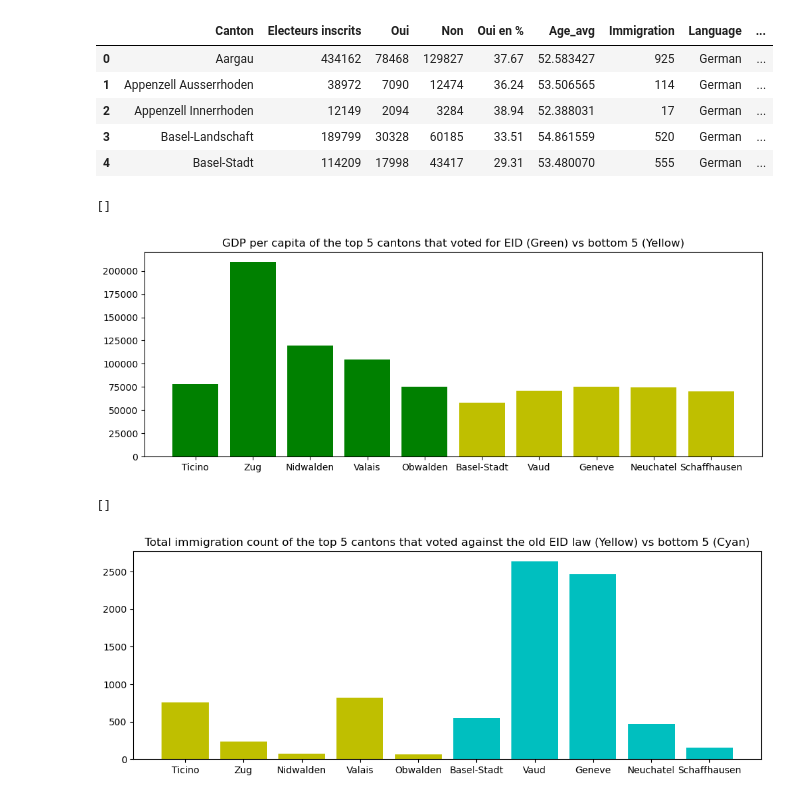
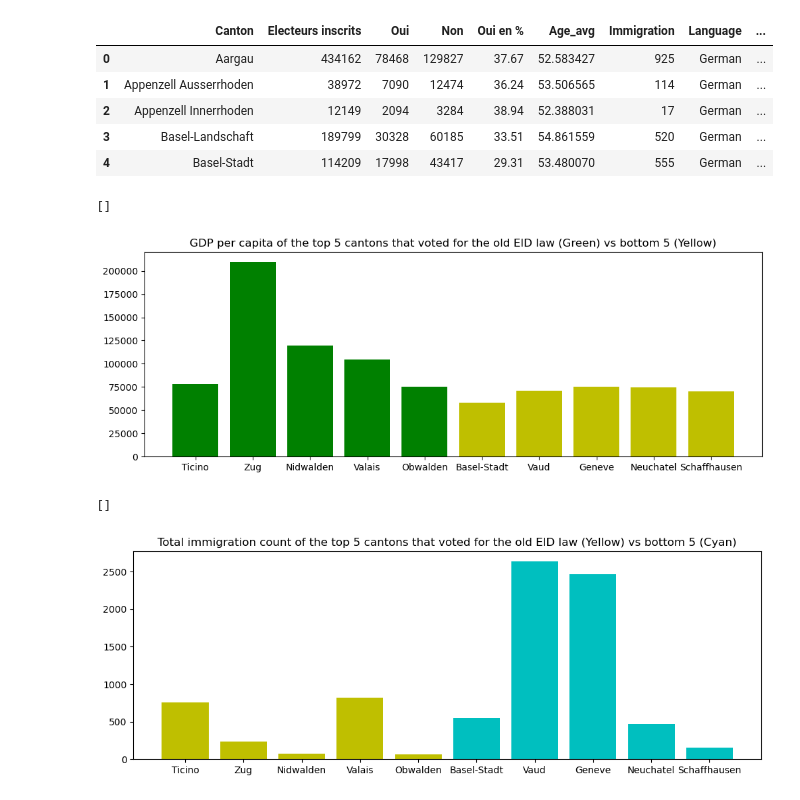
Before and after one commit to Rolph1/Online-privacy-votation-data-analysis, a Jupyter notebook: analysis.ipynb, the cells around one changed output. Saved outputs shown, nothing was run; the diff lists cells and outputs as text; code cells hidden in the pictures.

Commit message:
made the NDG graphs

```diff
--- a/analysis.ipynb
+++ b/analysis.ipynb
@@ -370,7 +374,7 @@ data_df.head()
 | 3 | Basel-Landschaft | 192244 | 96303 | 50.09 | 93940 | 46245 | 47695 | ... |
 | 4 | Basel-Stadt | 114378 | 55409 | 48.44 | 54544 | 30976 | 23568 | ... |
 # %%
-cantons_df_ = data_df[["Canton", "Age_avg", "Immigration", "Language", "swiss_citizenship_acquisition", "Language", "gdp_per_capita", "population_density"]]
+cantons_df_ = data_df[["Canton", "Age_avg", "Immigration", "Language", "swiss_citizenship_acquisition", "gdp_per_capita", "population_density"]]
 ndg_df = pd.merge(left=ndg_df, right=cantons_population_df, left_on="Canton", right_on="Canton", how="inner")
 # %%
 data_df.head()
@@ -513,20 +516,20 @@ old_eid_df.head()
 # %%
 top_5_old_eid = old_eid_df.sort_values(by="Oui en %", ascending=False).head()
 bottom_5_old_eid = old_eid_df.sort_values(by="Oui en %", ascending=True).head()
 fig, ax = plt.subplots(figsize=(12,4))
 plt.bar(top_5_old_eid["Canton"], top_5_eid["gdp_per_capita"], color="g")
 plt.bar(bottom_5_old_eid["Canton"], pd.to_numeric(bottom_5_eid['gdp_per_capita']), color="y")
-plt.title("GDP per capita of the top 5 cantons that voted against the old EID law (Green) vs bottom 5 (Yellow)")
+plt.title("GDP per capita of the top 5 cantons that voted for the old EID law (Green) vs bottom 5 (Yellow)")
 plt.plot()
 # %% [output]
 []
-[figure, old version]
+[figure, new version]
 # %%
 fig, ax = plt.subplots(figsize=(12,4))
 plt.bar(top_5_old_eid["Canton"], top_5_old_eid["Immigration"], color="y")
 plt.bar(bottom_5_old_eid["Canton"], pd.to_numeric(bottom_5_old_eid['Immigration']), color="c")
-plt.title("Total immigration count of the top 5 cantons that voted against the old EID law (Yellow) vs bottom 5 (Cyan)")
+plt.title("Total immigration count of the top 5 cantons that voted for the old EID law (Yellow) vs bottom 5 (Cyan)")
 plt.plot()
 # %% [output]
 []
-[figure, old version]
+[figure, new version]
```
Also changed, not shown: parts of 19 cells of this notebook, 2 other files.
